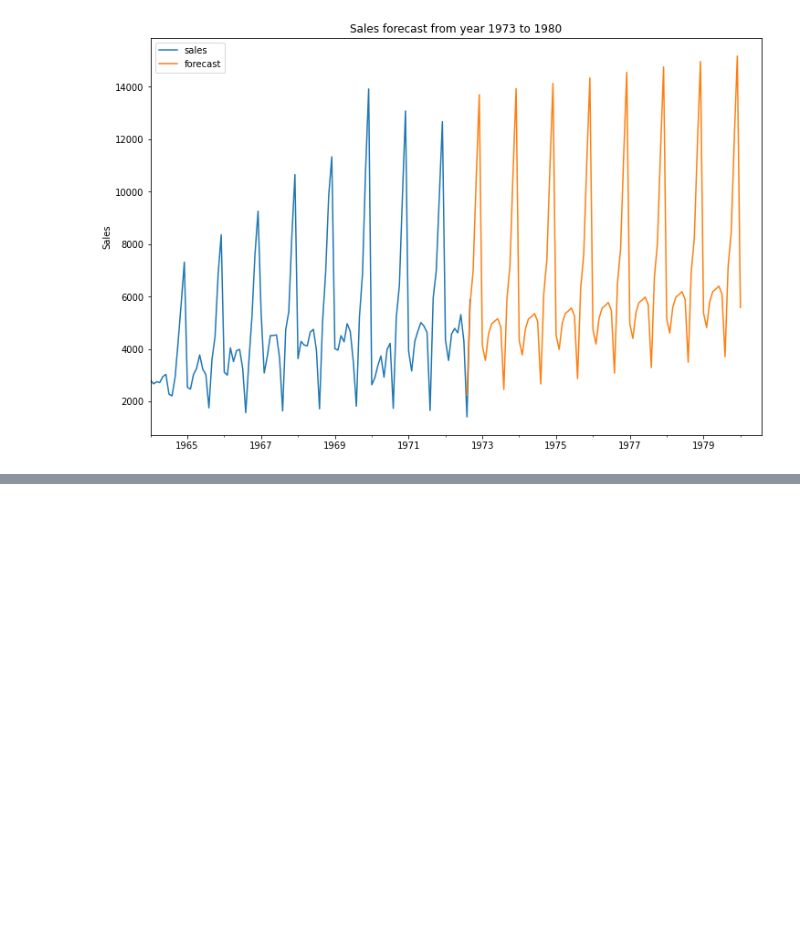
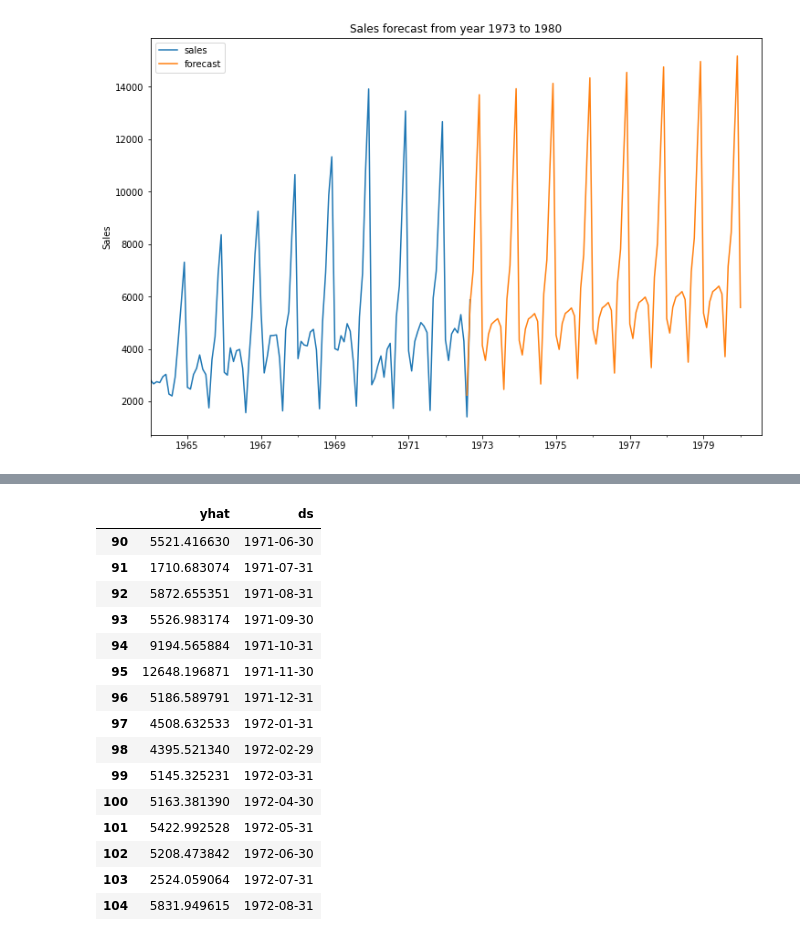
Before and after one commit to spshreya/21daysofML, a Jupyter notebook: timeseriesprac.ipynb, the cells around one changed output, grey strips where cells are left out. Saved outputs shown, nothing was run; the diff lists cells and outputs as text; code cells hidden in the pictures; blank space fills up the shorter version.

```diff
--- a/timeseriesprac.ipynb
+++ b/timeseriesprac.ipynb
@@ -502,0 +556,19 @@ future_df[['sales','forecast']].plot(figsize=(12,8),ylabel='Sales',title='Sales
+# %%
+forecast[['yhat','ds']][-15:]
+# %% [output]
+|  | yhat | ds |
+| 90 | 5521.416630 | 1971-06-30 |
+| 91 | 1710.683074 | 1971-07-31 |
+| 92 | 5872.655351 | 1971-08-31 |
+| 93 | 5526.983174 | 1971-09-30 |
+| 94 | 9194.565884 | 1971-10-31 |
+| 95 | 12648.196871 | 1971-11-30 |
+| 96 | 5186.589791 | 1971-12-31 |
+| 97 | 4508.632533 | 1972-01-31 |
+| 98 | 4395.521340 | 1972-02-29 |
+| 99 | 5145.325231 | 1972-03-31 |
+| 100 | 5163.381390 | 1972-04-30 |
+| 101 | 5422.992528 | 1972-05-31 |
+| 102 | 5208.473842 | 1972-06-30 |
+| 103 | 2524.059064 | 1972-07-31 |
+| 104 | 5831.949615 | 1972-08-31 |
```
Also changed, not shown: parts of 30 cells of this notebook.
